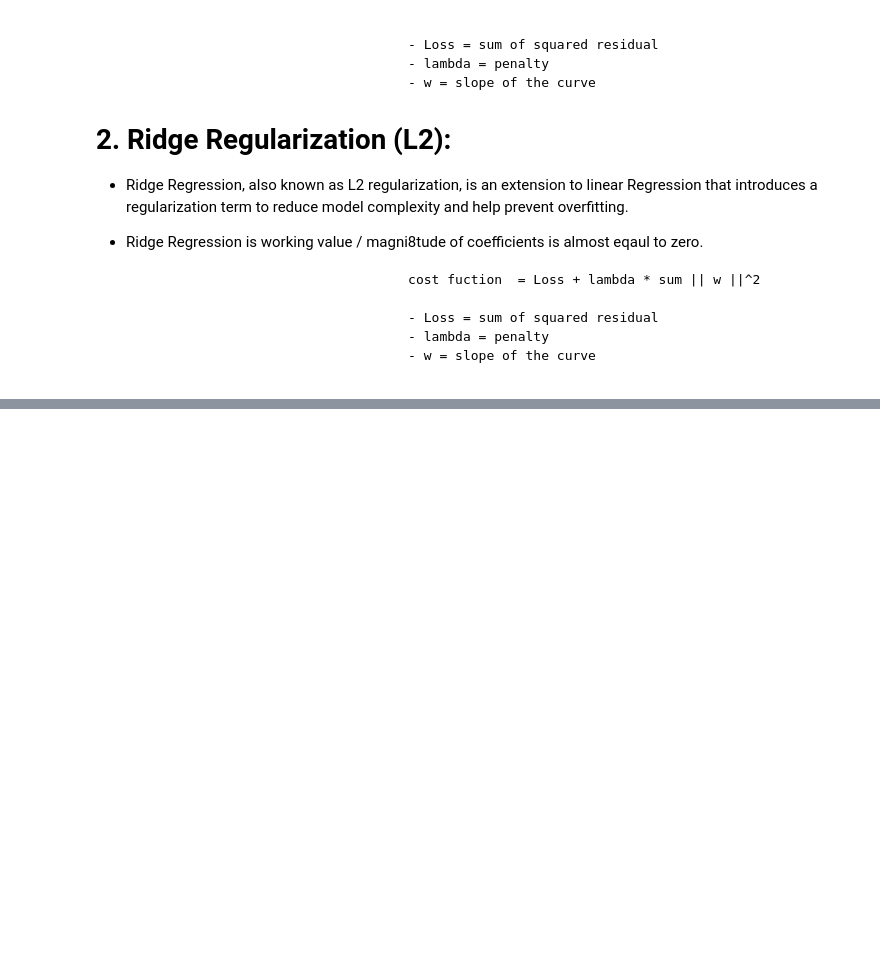
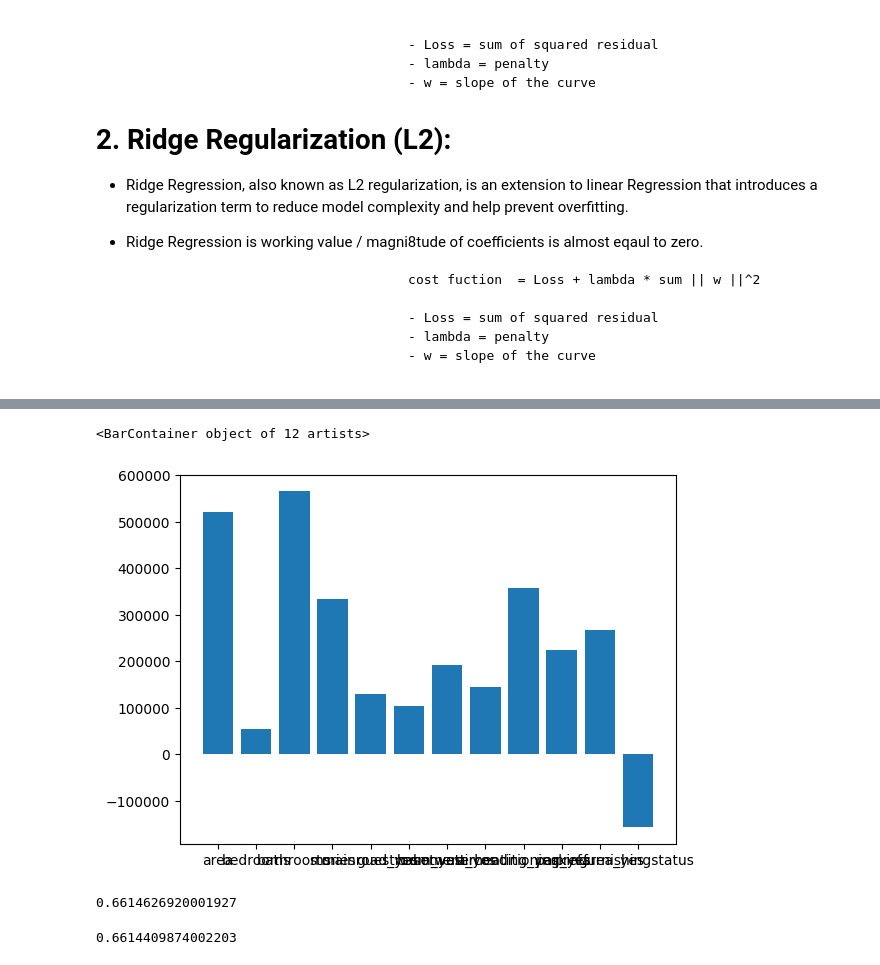
Before and after one commit to sanjay-r-0508/Data_Science_Notes, a Jupyter notebook: machine_learning/supervised_learning_in_ml/cost_function.ipynb, the cells around one changed output, grey strips where cells are left out. Saved outputs shown, nothing was run; the diff lists cells and outputs as text; code cells hidden in the pictures; blank space fills up the shorter version.

Commit message:
Lasso dge

```diff
--- a/machine_learning/supervised_learning_in_ml/cost_function.ipynb
+++ b/machine_learning/supervised_learning_in_ml/cost_function.ipynb
@@ -66,0 +150,9 @@ A multi-class classification cost function is used in the classification problem
+# %%
+x = house.iloc[:,:-1]
+y = house["price"]
+# %%
+sc = StandardScaler()
+sc.fit(x)
+x = pd.DataFrame(sc.transform(x), columns = x.columns)
+# %%
+x_train, X_test,y_train, y_test = train_test_split(x, y, test_size = 0.25, random_state = 42)
@@ -66,0 +177,18 @@ A multi-class classification cost function is used in the classification problem
+# %%
+plt.Figure(figsize= (100, 100))
+plt.bar(x.columns, lr.coef_)
+# %% [output]
+<BarContainer object of 12 artists>
+[figure, added]
+# %%
+la = Lasso(alpha = 0.7)
+la.fit(x_train, y_train)
+la.score(X_test, y_test)
+# %% [output]
+0.6614626920001927
+# %%
+re = Ridge(alpha = 0.5)
+re.fit(x_train, y_train)
+re.score(X_test, y_test)
+# %% [output]
+0.6614409874002203
```
Also changed, not shown: parts of 15 cells of this notebook, 1 other file.
